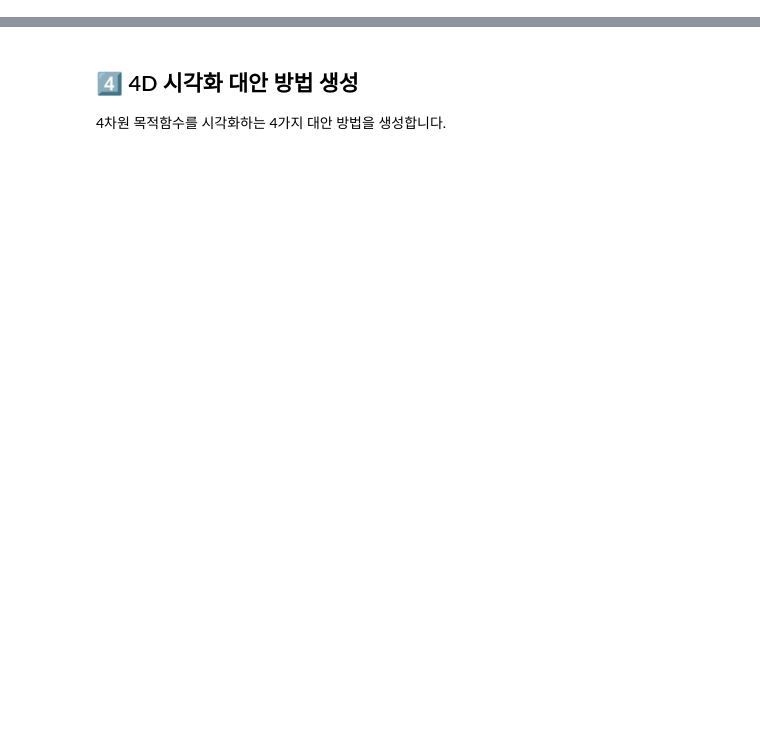
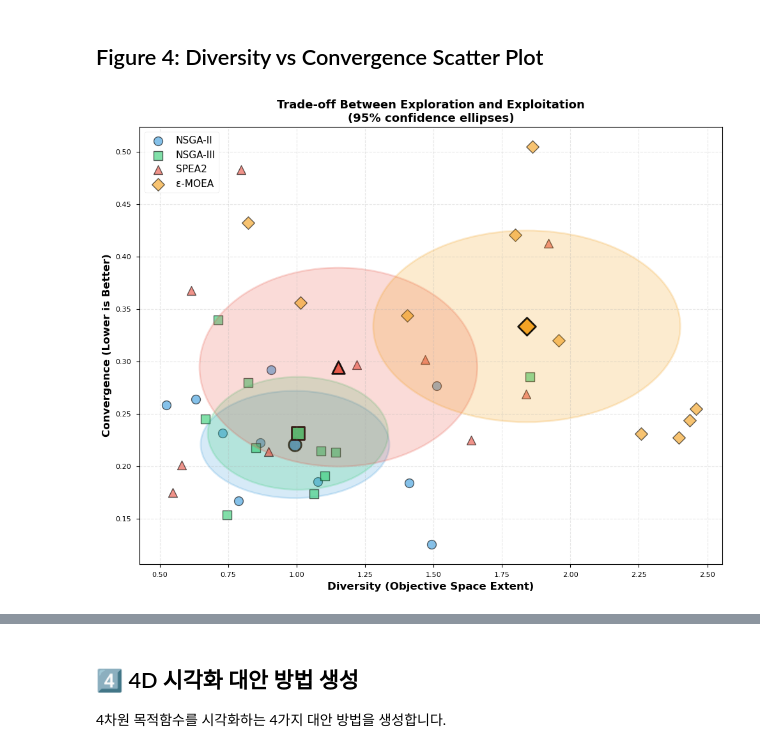
Before and after one commit to HeejeongH/Diet_optimization, a Jupyter notebook: src/visualization/generate_all_figures.ipynb, the cells around one changed output, grey strips where cells are left out. Cells and saved outputs as stored; diff of their text form; code cells hidden in the pictures; blank space fills up the shorter version.

```diff
--- a/src/visualization/generate_all_figures.ipynb
+++ b/src/visualization/generate_all_figures.ipynb
@@ -64,0 +199,44 @@ print("\n✅ 성능 지표 설명 그림 생성 완료!")
+# %% [markdown]
+## Figure 4: Diversity vs Convergence Scatter Plot
+# %%
+fig, ax = plt.subplots(figsize=(10, 8))
+
+colors = ['#3498db', '#2ecc71', '#e74c3c', '#f39c12']
+markers = ['o', 's', '^', 'D']
+
+for i, (algo, color, marker) in enumerate(zip(ALGORITHMS, colors, markers)):
+    diversity_runs = DATA['DIVERSITY'][algo]
+    convergence_runs = DATA['CONVERGENCE'][algo]
+
+    # Scatter points
+    ax.scatter(diversity_runs, convergence_runs, s=100, alpha=0.6,
+                color=color, marker=marker, edgecolors='black', linewidth=1,
+                label=algo)
+
+    # Add 95% confidence ellipse
+    from matplotlib.patches import Ellipse
+    mean_div = np.mean(diversity_runs)
+    mean_conv = np.mean(convergence_runs)
+    std_div = np.std(diversity_runs)
+    std_conv = np.std(convergence_runs)
+
+    ellipse = Ellipse((mean_div, mean_conv), width=2*std_div, height=2*std_conv,
+                        alpha=0.2, facecolor=color, edgecolor=color, linewidth=2)
+    ax.add_patch(ellipse)
+
+    # Add mean marker
+    ax.scatter(mean_div, mean_conv, s=200, alpha=0.9, color=color,
+                marker=marker, edgecolors='black', linewidth=2)
+
+# Formatting
+ax.set_xlabel('Diversity (Objective Space Extent)', fontsize=12, weight='bold')
+ax.set_ylabel('Convergence (Lower is Better)', fontsize=12, weight='bold')
+ax.set_title('Trade-off Between Exploration and Exploitation\n(95% confidence ellipses)',
+            fontsize=13, weight='bold')
+ax.grid(True, alpha=0.3, linestyle='--')
+ax.legend(fontsize=11, loc='upper left')
+
+plt.tight_layout()
+plt.savefig('../../result/figures/figure4_diversity_convergence.png', dpi=300, bbox_inches='tight')
+# %% [output]
+[figure, added]
```
Also changed, not shown: parts of 31 cells of this notebook, 10 other files.
